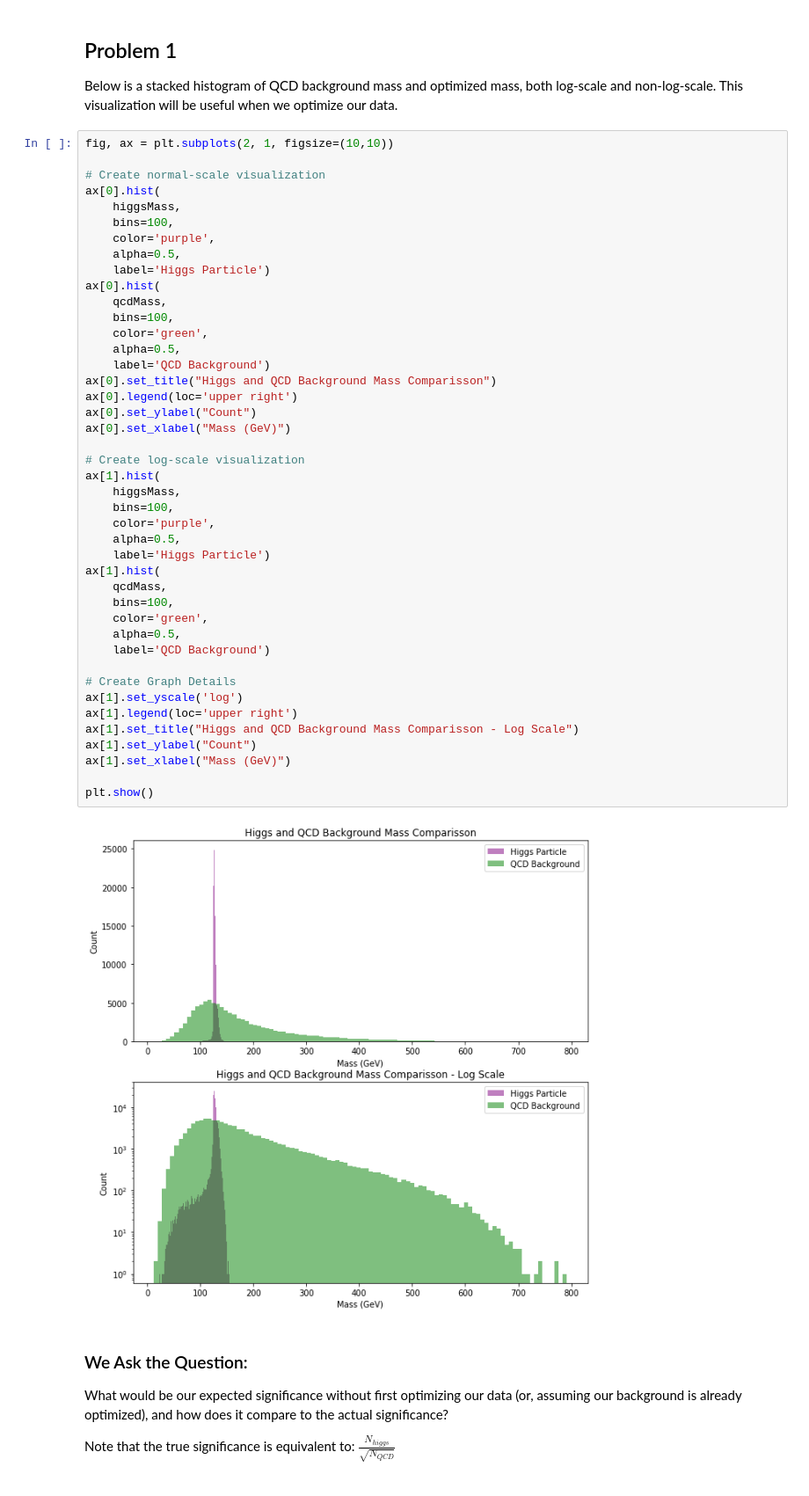
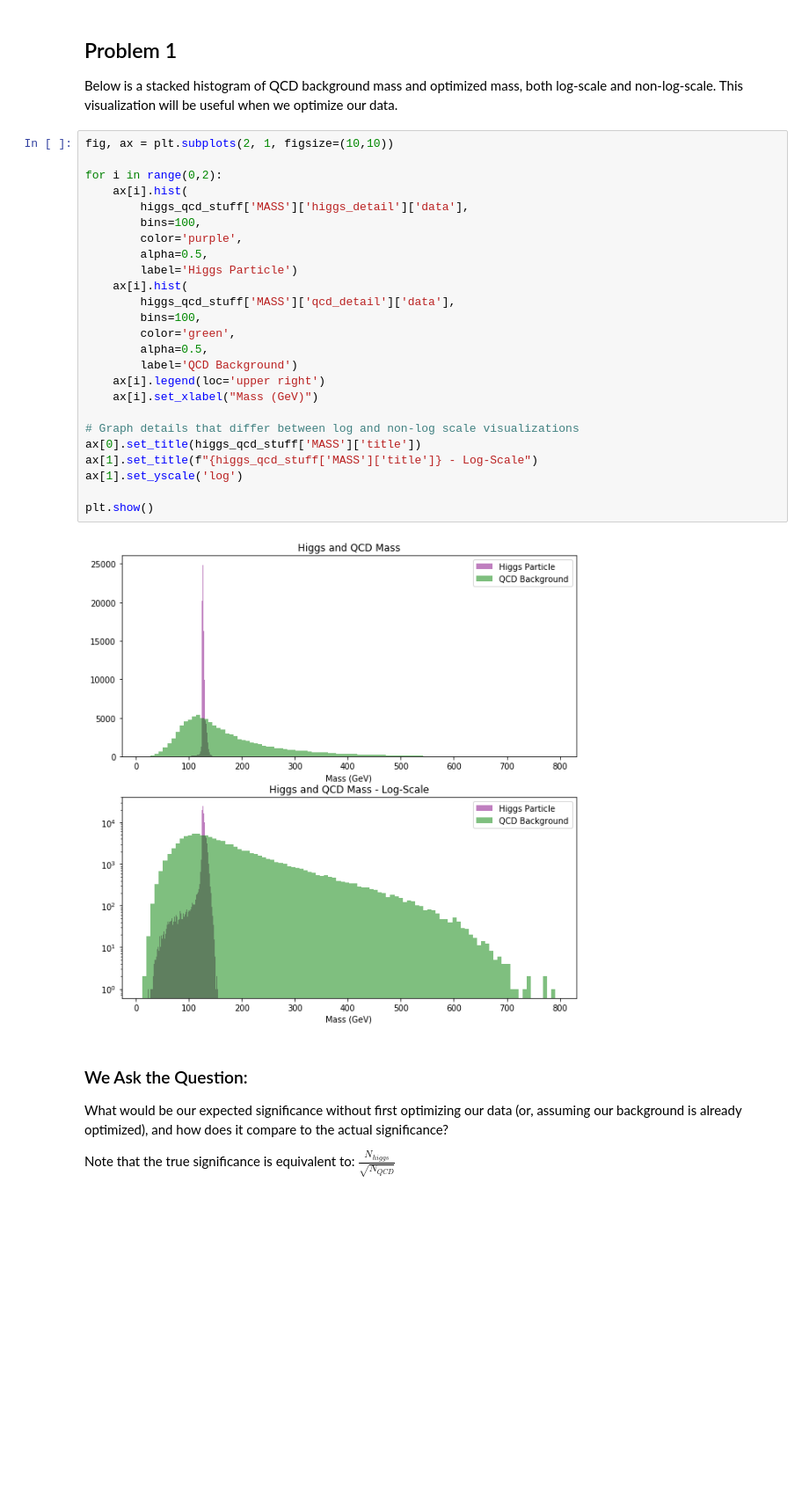
Before and after one commit to cseydlitz/phys434, a Jupyter notebook: FinalLab.ipynb, the cells around one changed output. Shown: that part at 88% size. Saved outputs shown, nothing was run; the diff lists cells and outputs as text; blank space fills up the shorter version.

```diff
--- a/FinalLab.ipynb
+++ b/FinalLab.ipynb
@@ -27,48 +190,30 @@ Below is a stacked histogram of QCD background mass and optimized mass, both log
 # %%
 fig, ax = plt.subplots(2, 1, figsize=(10,10))
 
-# Create normal-scale visualization
-ax[0].hist(
-    higgsMass,
-    bins=100,
-    color='purple',
-    alpha=0.5,
-    label='Higgs Particle')
-ax[0].hist(
-    qcdMass,
-    bins=100,
-    color='green',
-    alpha=0.5,
-    label='QCD Background')
-ax[0].set_title("Higgs and QCD Background Mass Comparisson")
-ax[0].legend(loc='upper right')
-ax[0].set_ylabel("Count")
-ax[0].set_xlabel("Mass (GeV)")
+for i in range(0,2):
+    ax[i].hist(
+        higgs_qcd_stuff['MASS']['higgs_detail']['data'],
+        bins=100,
+        color='purple',
+        alpha=0.5,
+        label='Higgs Particle')
+    ax[i].hist(
+        higgs_qcd_stuff['MASS']['qcd_detail']['data'],
+        bins=100,
+        color='green',
+        alpha=0.5,
+        label='QCD Background')
+    ax[i].legend(loc='upper right')
+    ax[i].set_xlabel("Mass (GeV)")
 
-# Create log-scale visualization
-ax[1].hist(
-    higgsMass,
-    bins=100,
-    color='purple',
-    alpha=0.5,
-    label='Higgs Particle')
-ax[1].hist(
-    qcdMass,
-    bins=100,
-    color='green',
-    alpha=0.5,
-    label='QCD Background')
-
-# Create Graph Details
+# Graph details that differ between log and non-log scale visualizations
+ax[0].set_title(higgs_qcd_stuff['MASS']['title'])
+ax[1].set_title(f"{higgs_qcd_stuff['MASS']['title']} - Log-Scale")
 ax[1].set_yscale('log')
-ax[1].legend(loc='upper right')
-ax[1].set_title("Higgs and QCD Background Mass Comparisson - Log Scale")
-ax[1].set_ylabel("Count")
-ax[1].set_xlabel("Mass (GeV)")
 
 plt.show()
 # %% [output]
-[figure, old version]
+[figure, new version]
 # %% [markdown]
 ### We Ask the Question:
 What would be our expected significance without first optimizing our data (or, assuming our background is already optimized), and how does it compare to the actual significance?
```
Also changed, not shown: parts of 15 cells of this notebook, 2 other files.
